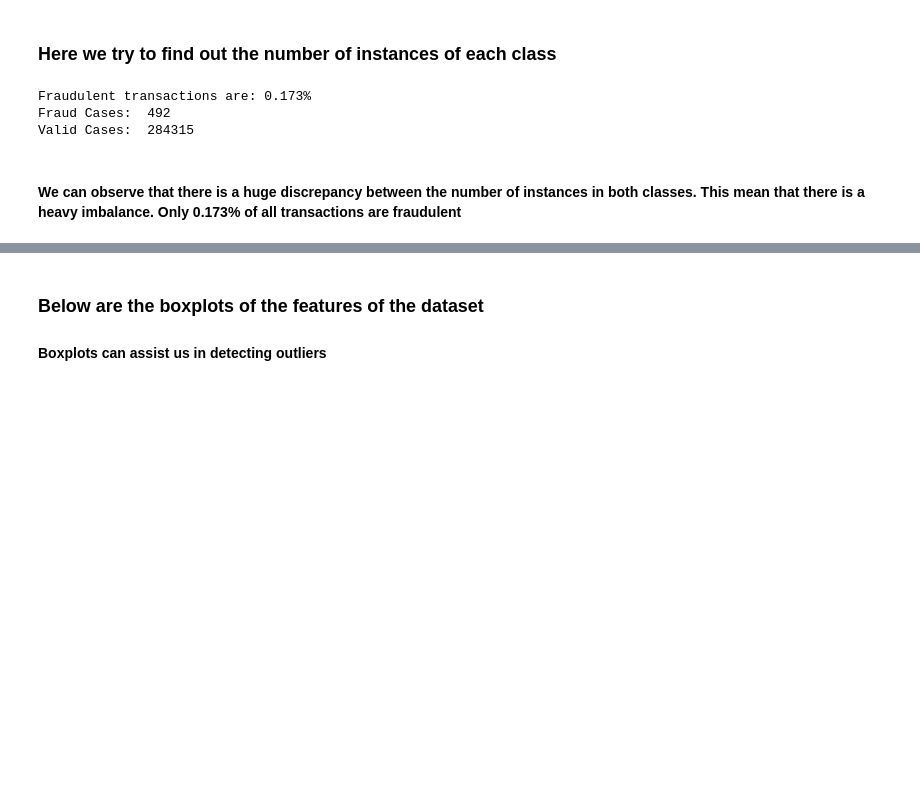
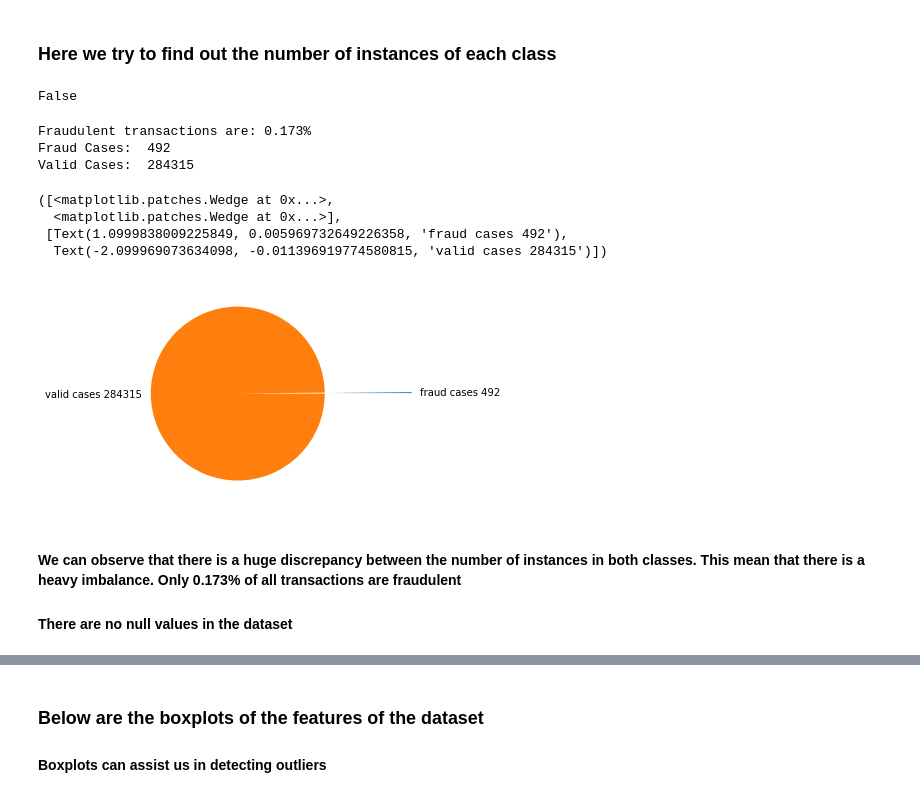
Before and after one commit to AsadNaeem361/myapp-heroku, a Jupyter notebook: jupyter/Accuracy_Paradox-Credit_Card_Data.ipynb, the cells around one changed output, grey strips where cells are left out. Saved outputs shown, nothing was run; the diff lists cells and outputs as text; code cells hidden in the pictures; blank space fills up the shorter version.

```diff
--- a/jupyter/Accuracy_Paradox-Credit_Card_Data.ipynb
+++ b/jupyter/Accuracy_Paradox-Credit_Card_Data.ipynb
@@ -90,6 +91,10 @@ Class       int64
 dtype: object
 # %% [markdown]
 ### Here we try to find out the number of instances of each class
+# %%
+df.isnull().values.any()
+# %% [output]
+False
 # %%
 fraud=df[df.Class==1]
 valid=df[df.Class==0]
@@ -102,5 +107,15 @@ print('Valid Cases: ',len(valid))
 Fraudulent transactions are: 0.173%
 Fraud Cases:  492
 Valid Cases:  284315
+# %%
+plt.pie([len(fraud), len(valid)], labels=['fraud cases '+str(len(fraud)), 'valid cases '+str(len(valid))], explode=[0, 1])
+# %% [output]
+([<matplotlib.patches.Wedge at 0x...>,
+  <matplotlib.patches.Wedge at 0x...>],
+ [Text(1.0999838009225849, 0.005969732649226358, 'fraud cases 492'),
+  Text(-2.099969073634098, -0.011396919774580815, 'valid cases 284315')])
+[figure, added]
 # %% [markdown]
 #### We can observe that there is a huge discrepancy between the number of instances in both classes. This mean that there is a heavy imbalance. Only 0.173% of all transactions are fraudulent
+
+#### There are no null values in the dataset
```
Also changed, not shown: parts of 20 cells of this notebook.
